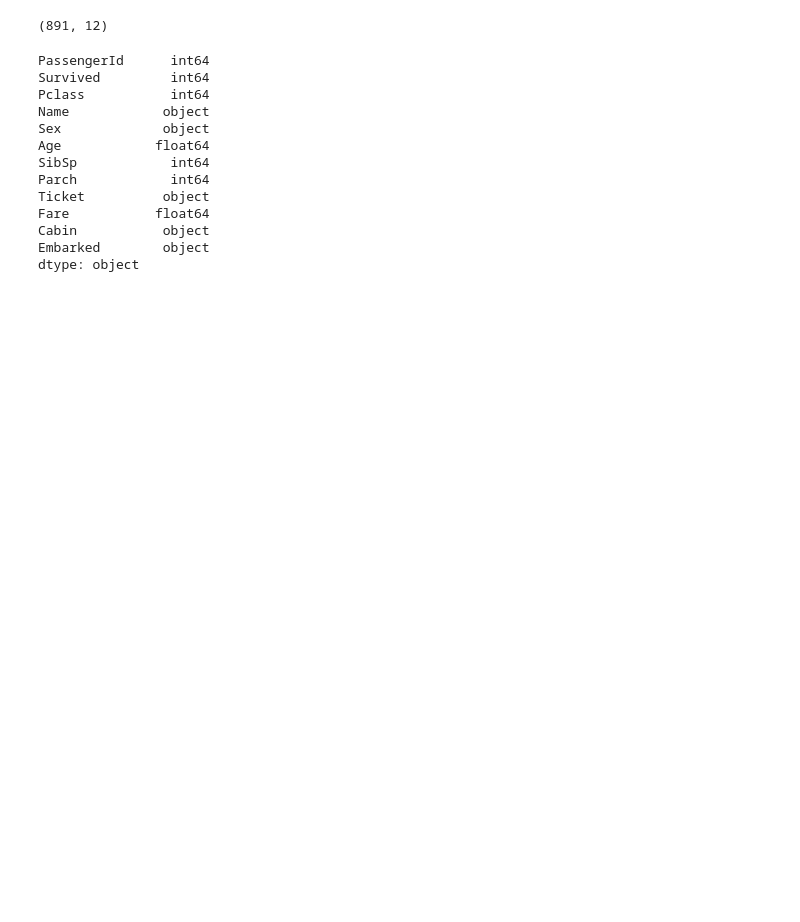
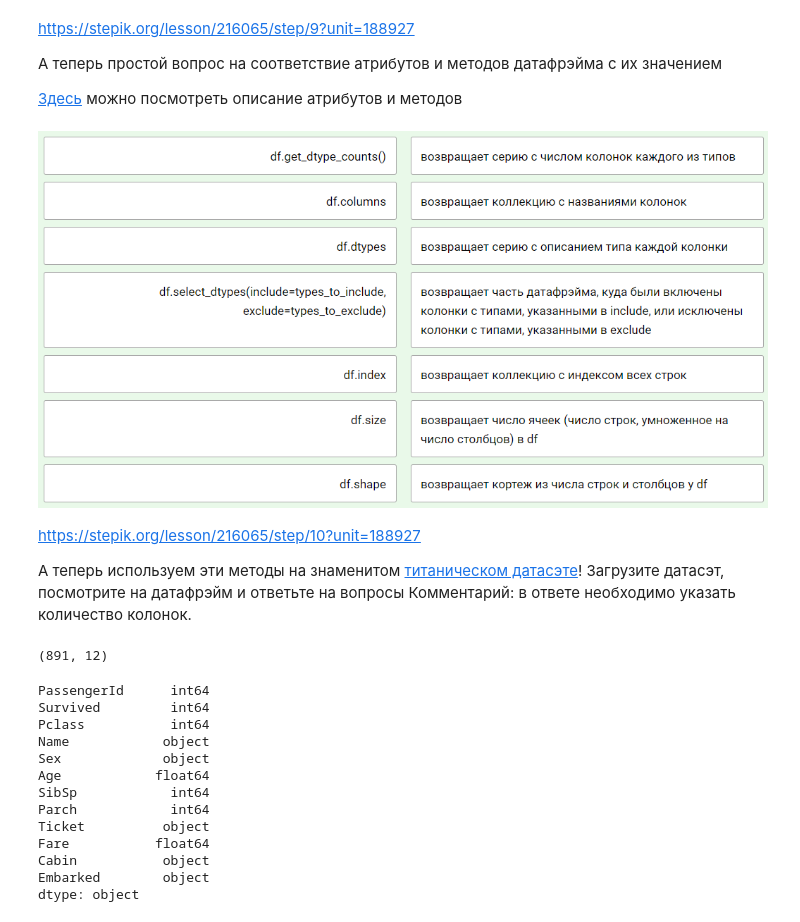
Before and after one commit to vavilovnv/Data-analysis, a Jupyter notebook: Intro to DS and ML/1_Intro.ipynb, the cells around one changed output. Saved outputs shown, nothing was run; the diff lists cells and outputs as text; code cells hidden in the pictures; blank space fills up the shorter version.

```diff
--- a/Intro to DS and ML/1_Intro.ipynb
+++ b/Intro to DS and ML/1_Intro.ipynb
@@ -16,0 +22,16 @@ df = pd.read_csv('https://stepik.org/media/attachments/course/4852/titanic.csv')
+# %% [markdown]
+https://stepik.org/lesson/216065/step/9?unit=188927
+
+А теперь простой вопрос на соответствие атрибутов и методов датафрэйма с их значением
+
+[Здесь](https://pandas.pydata.org/pandas-docs/stable/reference/frame.html#attributes-and-underlying-data) можно посмотреть описание атрибутов и методов
+# %%
+Image('.\Screens\Ans_1_4_2.png')
+# %% [output]
+[figure, added]
+# %% [markdown]
+https://stepik.org/lesson/216065/step/10?unit=188927
+
+А теперь используем эти методы на знаменитом [титаническом датасэте](https://stepik.org/media/attachments/course/4852/titanic.csv)! Загрузите датасэт, посмотрите на датафрэйм и ответьте на
+вопросы
+Комментарий: в ответе необходимо указать количество колонок.
```
Also changed, not shown: parts of 86 cells of this notebook, 2 other files.
